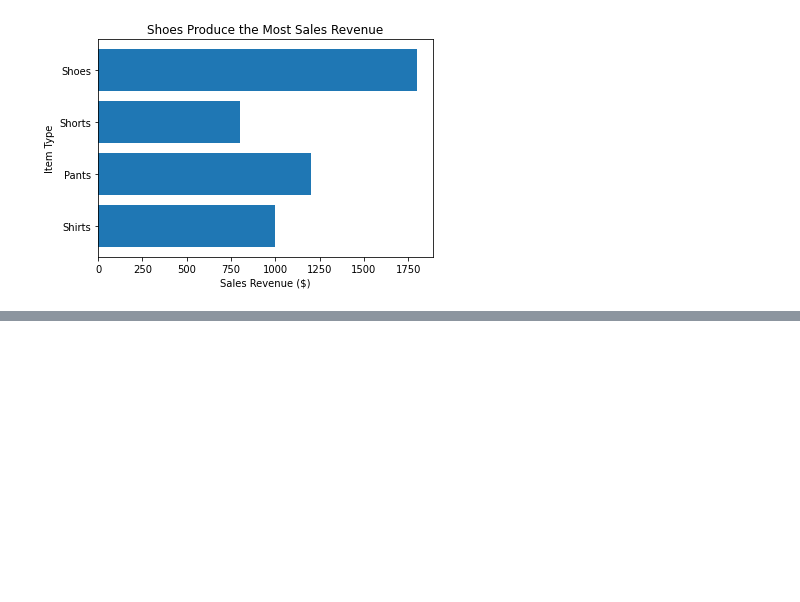
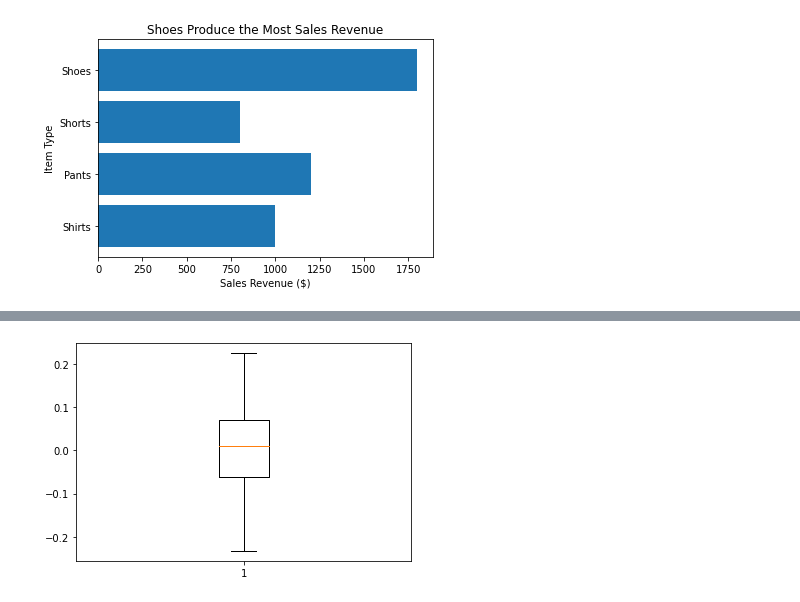
Before and after one commit to jafetpintle/DataManipulation, a Jupyter notebook: Cap_2_Data_Visualization.ipynb, the cells around one changed output, grey strips where cells are left out. Cells and saved outputs as stored; diff of their text form; code cells hidden in the pictures; blank space fills up the shorter version.

```diff
--- a/Cap_2_Data_Visualization.ipynb
+++ b/Cap_2_Data_Visualization.ipynb
@@ -80,0 +129,11 @@ plt.show()
+# %%
+import numpy as np
+
+y = np.random.normal(loc=0,scale= 0.1, size=100)
+# %%
+#Display the data with a box-plot
+import matplotlib.pyplot as plt
+plt.boxplot(x=y)
+plt.show()
+# %% [output]
+[figure, added]
```
Also changed, not shown: parts of 26 cells of this notebook.
